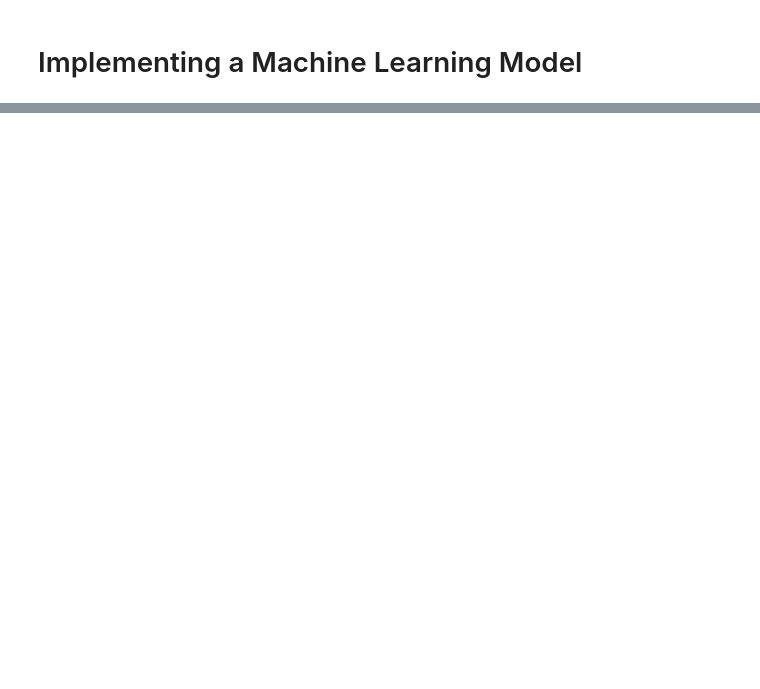
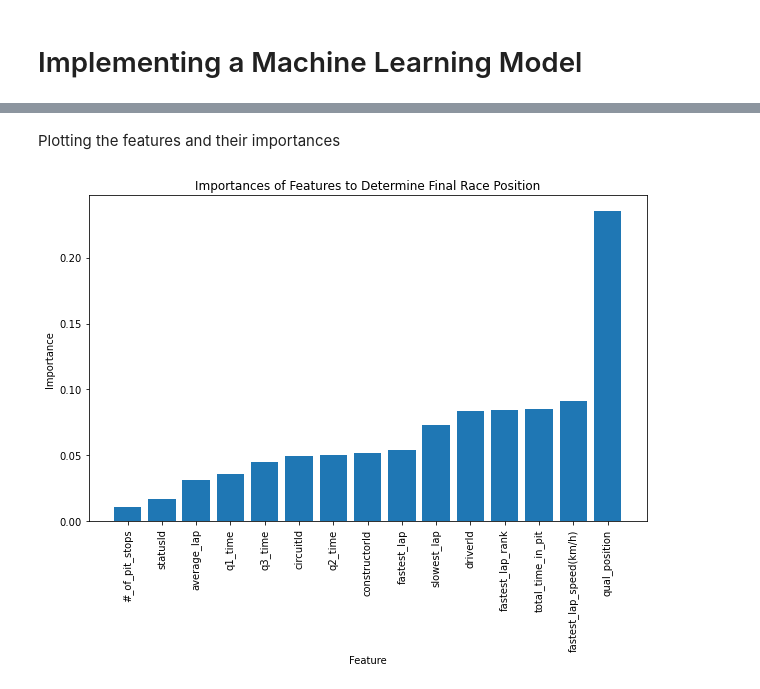
Before and after one commit to nateq02/STAT_Final_Project, a Jupyter notebook: final_project.ipynb, the cells around one changed output, grey strips where cells are left out. Cells and saved outputs as stored; diff of their text form; code cells hidden in the pictures; blank space fills up the shorter version.

Commit message:
implemented a decision tree and graphed features

```diff
--- a/final_project.ipynb
+++ b/final_project.ipynb
@@ -405,0 +407,2 @@ dtype: int64
+# %%
+y = dr['final_race_position']
@@ -405,0 +411,2 @@ dtype: int64
+# %%
+X_train, X_test, y_train, y_test = train_test_split(X, y, test_size =.3, random_state = 42)
@@ -405,0 +415,3 @@ dtype: int64
+# %%
+tree = DecisionTreeClassifier()
+tree = tree.fit(X_train, y_train)
@@ -405,0 +427,19 @@ dtype: int64
+# %%
+importances = tree.feature_importances_
+
+feature_list = []
+
+for ind, feature in enumerate(X.columns):
+    feature_list.append(feature)
+
+sorted_index = importances.argsort()
+
+sorted_importances = []
+sorted_features = []
+
+for i in sorted_index:
+    sorted_importances.append(importances[i])
+    sorted_features.append(feature_list[i])
+
+for i in range(len(sorted_features)):
+    print(f'{sorted_features[i]} importance: {sorted_importances[i]}')
@@ -405,0 +465,12 @@ dtype: int64
+# %% [markdown]
+Plotting the features and their importances
+# %%
+plt.figure(figsize = (10, 6))
+plt.bar(sorted_features, sorted_importances)
+plt.xlabel("Feature")
+plt.ylabel("Importance")
+plt.title("Importances of Features to Determine Final Race Position")
+plt.xticks(rotation = 90)
+plt.show()
+# %% [output]
+[figure, added]
```
Also changed, not shown: parts of 22 cells of this notebook.
